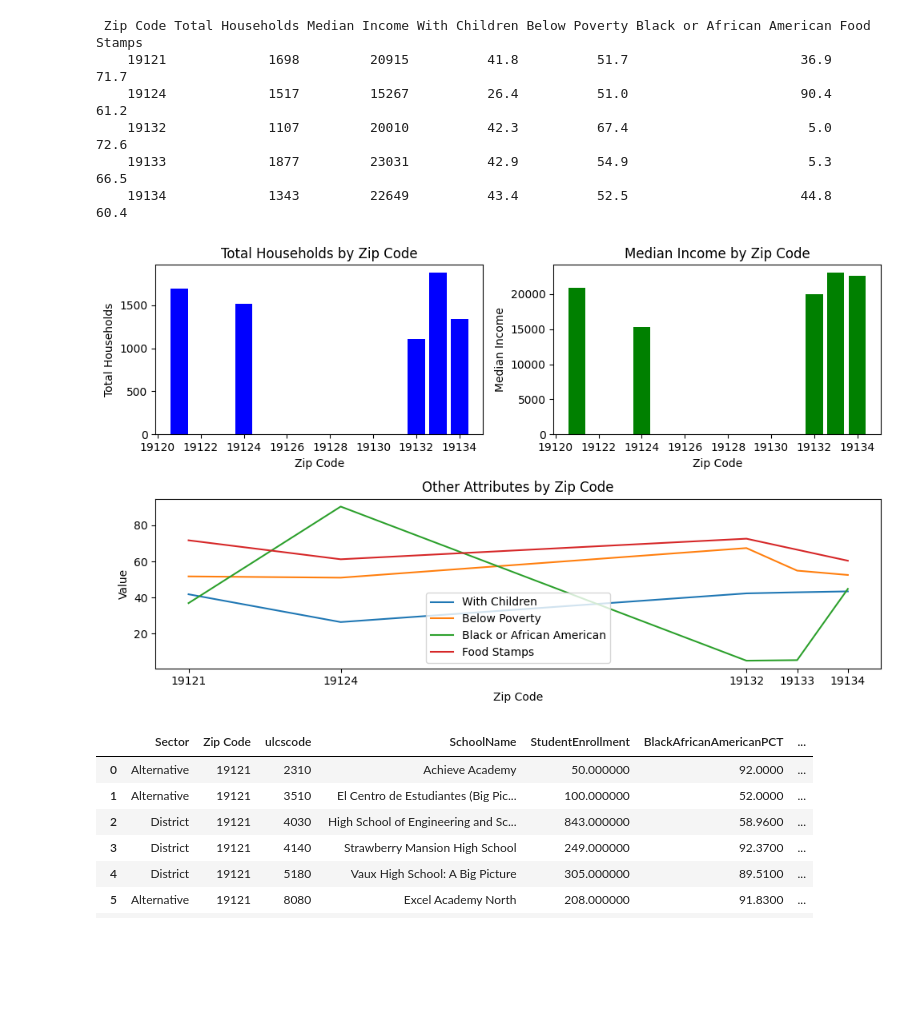
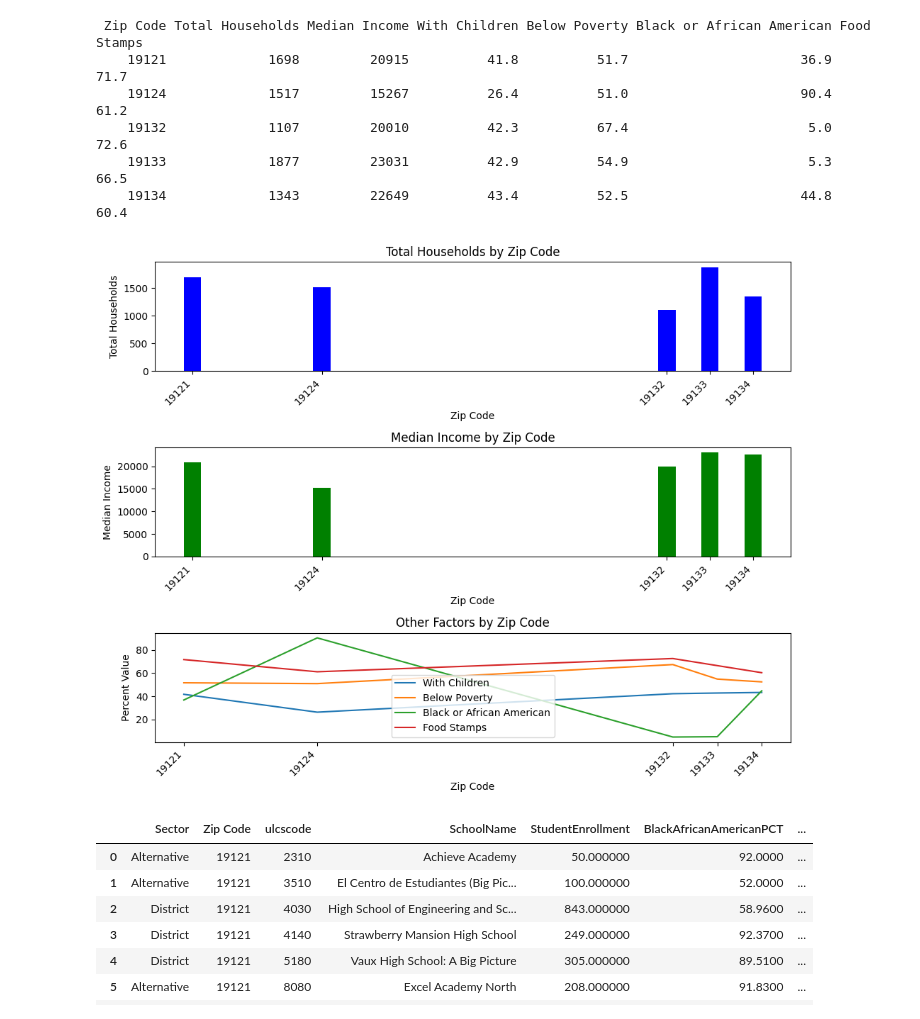
Before and after one commit to dfgbrooklyn24/Team-8, a Jupyter notebook: food_stamp.ipynb, the cells around one changed output. Cells and saved outputs as stored; diff of their text form; code cells hidden in the pictures; blank space fills up the shorter version.

```diff
--- a/food_stamp.ipynb
+++ b/food_stamp.ipynb
@@ -90,49 +108,59 @@ print(new_final_zips)
     19133             1877         23031          42.9          54.9                       5.3        66.5
     19134             1343         22649          43.4          52.5                      44.8        60.4
 # %%
+import pandas as pd
+import matplotlib.pyplot as plt
+
+# Assuming final_zips is your DataFrame containing the data
+
+# Convert columns to numeric
 columns_to_convert = ['Total Households', 'Median Income', 'With Children',
                       'Below Poverty', 'Black or African American', 'Food Stamps']
 final_zips[columns_to_convert] = final_zips[columns_to_convert].apply(pd.to_numeric, errors='coerce')
 
-# Plot the data after converting columns to numeric
-import matplotlib.pyplot as plt
-
-plt.figure(figsize=(10, 6))
+# Set up the plot
+plt.figure(figsize=(10, 8))
 
 # Plot Total Households
-plt.subplot(2, 2, 1)
-plt.bar(final_zips['Zip Code'], final_zips['Total Households'], color='blue')
+plt.subplot(3, 1, 1)
+plt.bar(final_zips['Zip Code'], final_zips['Total Households'], color='blue', width=0.4)
 plt.xlabel('Zip Code')
 plt.ylabel('Total Households')
 plt.title('Total Households by Zip Code')
 
+# Set x-axis ticks to exact ZIP codes with adjusted positions
+plt.xticks(final_zips['Zip Code'], rotation=45, ha='right')
+
 # Plot Median Income
-plt.subplot(2, 2, 2)
-plt.bar(final_zips['Zip Code'], final_zips['Median Income'], color='green')
+plt.subplot(3, 1, 2)
+plt.bar(final_zips['Zip Code'], final_zips['Median Income'], color='green', width=0.4)
 plt.xlabel('Zip Code')
 plt.ylabel('Median Income')
 plt.title('Median Income by Zip Code')
 
+# Set x-axis ticks to exact ZIP codes with adjusted positions
+plt.xticks(final_zips['Zip Code'], rotation=45, ha='right')
 
-plt.subplot(2, 1, 2)
+# Plot Other Attributes by Zip Code
+plt.subplot(3, 1, 3)
 for col in final_zips.columns[3:]:
     plt.plot(final_zips['Zip Code'], final_zips[col], label=col)
 
 plt.xlabel('Zip Code')
-plt.ylabel('Value')
-plt.title('Other Attributes by Zip Code')
+plt.ylabel('Percent Value')
+plt.title('Other Factors by Zip Code')
 plt.legend()
 
-# Set x-axis ticks to exact ZIP codes
-plt.xticks(final_zips['Zip Code'])
+# Set x-axis ticks to exact ZIP codes with adjusted positions
+plt.xticks(final_zips['Zip Code'], rotation=45, ha='right')
 
 # Adjust layout
 plt.tight_layout()
 
 # Show plot
 plt.show()
 # %% [output]
-[figure, old version]
+[figure, new version]
 # %%
 schools_data = pd.read_csv('../shared_data_read_only/Education-Data/2023-2024 Master School List (20231003).csv')
 schools_data.head()
```
Also changed, not shown: parts of 3 cells of this notebook.
